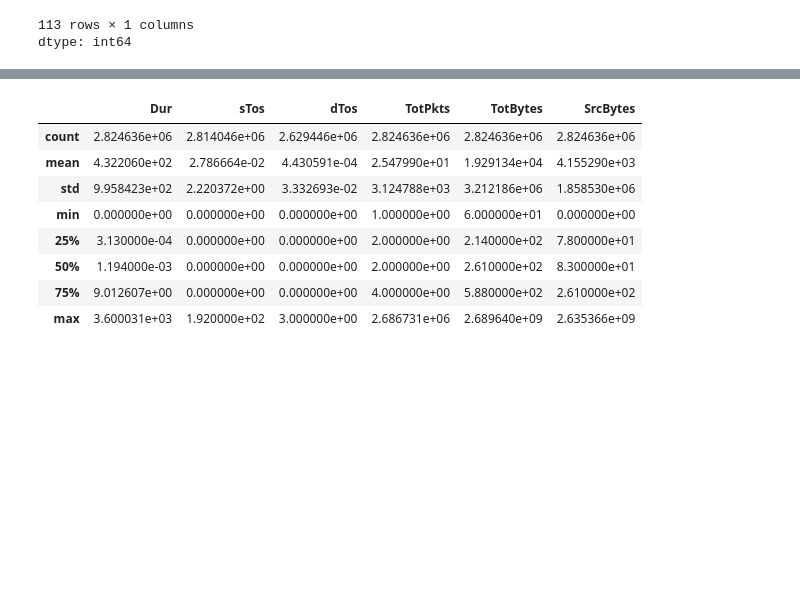
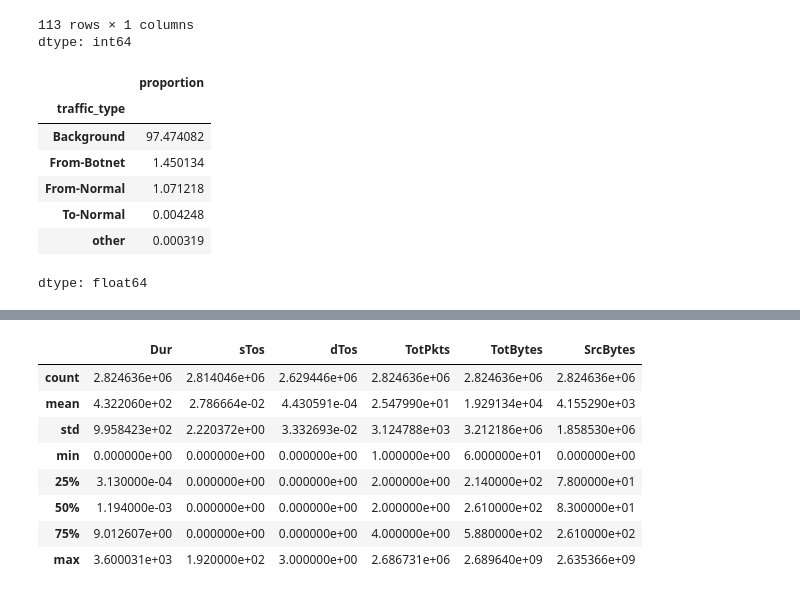
Before and after one commit to Ch3ddarr/dsb_capstone, a Jupyter notebook: capstone2/02_EDA.ipynb, the cells around one changed output, grey strips where cells are left out. Saved outputs shown, nothing was run; the diff lists cells and outputs as text; code cells hidden in the pictures; blank space fills up the shorter version.

```diff
--- a/capstone2/02_EDA.ipynb
+++ b/capstone2/02_EDA.ipynb
@@ -148,0 +178,12 @@ dtype: int64
+# %%
+# I see that majority of traffic is background traffic
+df.traffic_type.value_counts(normalize=True)*100
+# %% [output]
+|  | proportion |
+| traffic_type |  |
+| Background | 97.474082 |
+| From-Botnet | 1.450134 |
+| From-Normal | 1.071218 |
+| To-Normal | 0.004248 |
+| other | 0.000319 |
+dtype: float64
```
Also changed, not shown: parts of 8 cells of this notebook.
